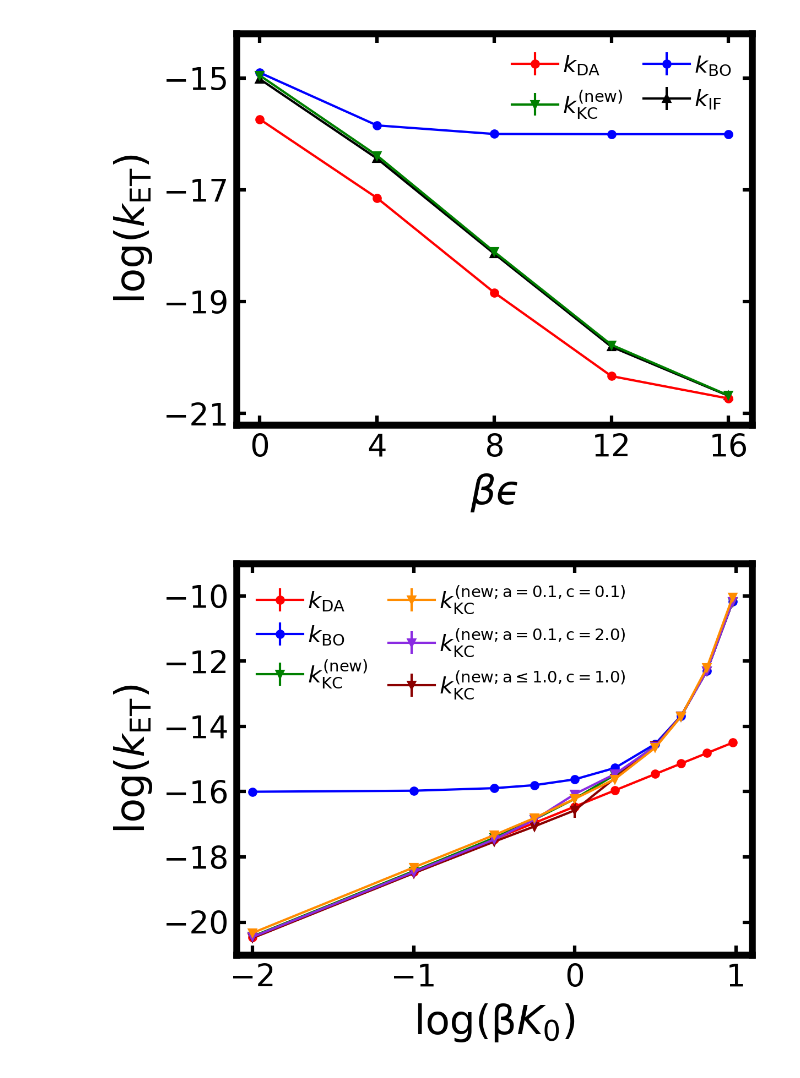
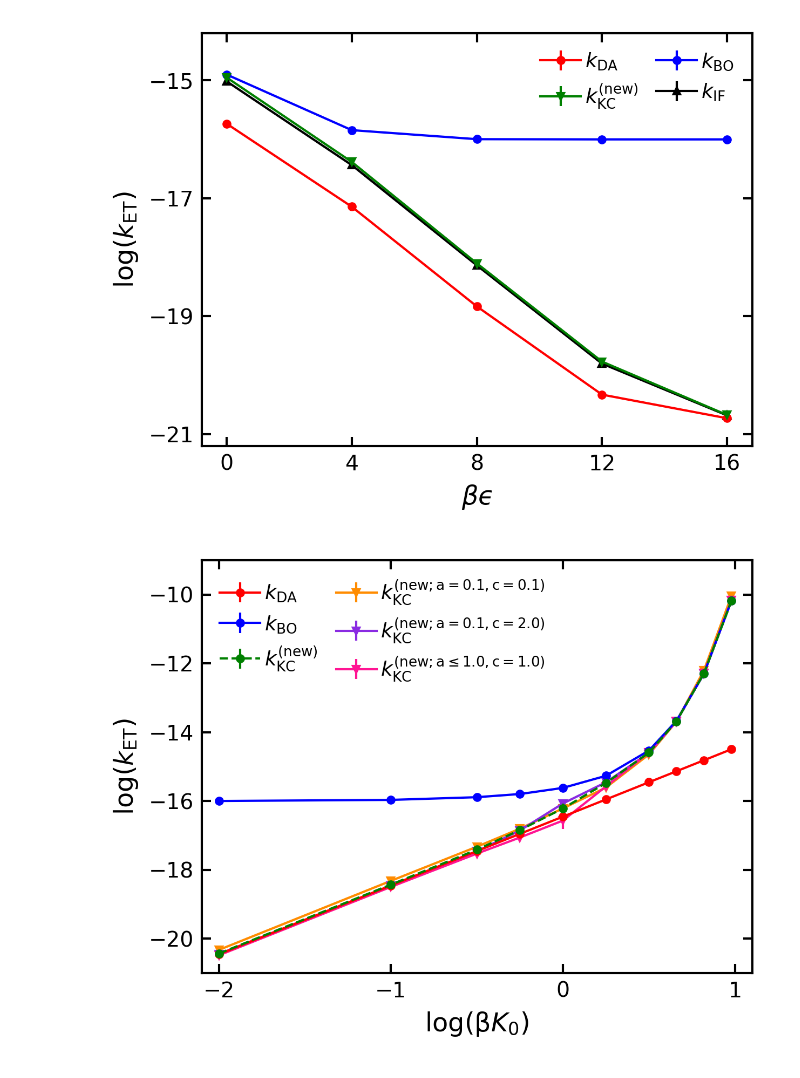
Before and after one commit to suarez-va/kcrpmd_calculations_2025, a Jupyter notebook: kcrpmd_figures/Figures.ipynb, the cells around one changed output. Saved outputs shown, nothing was run; the diff lists cells and outputs as text; code cells hidden in the pictures.

```diff
--- a/kcrpmd_figures/Figures.ipynb
+++ b/kcrpmd_figures/Figures.ipynb
@@ -35,22 +35,26 @@ plt.rcParams.update({
     'figure.facecolor': 'white',
     'figure.edgecolor': 'white',
     'lines.linewidth': 2,
-    'axes.linewidth': 3,
-    'axes.labelsize': 19,
-    'axes.titlesize': 19,
+    'axes.linewidth': 1.0,
+    'axes.labelsize': 11.5,
+    'axes.titlesize': 11.5,
     'xtick.direction': 'in',
     'xtick.top': True,
     'ytick.direction': 'in',
     'ytick.right': True,
-    'xtick.major.width': 1.5,
-    'ytick.major.width': 1.5,
+    'xtick.major.width': 1.0,
+    'ytick.major.width': 1.0,
     'xtick.major.size': 4,
     'ytick.major.size': 4,
-    'xtick.labelsize': 13.5,
-    'ytick.labelsize': 13.5,
-    'legend.fontsize': 11,
+    'xtick.labelsize': 9.5,
+    'ytick.labelsize': 9.5,
+    'legend.fontsize': 9.5,
     'legend.frameon': False,
 })
+
+# Shared axes margins, chosen to match the published figure style.
+ADJ_1P = dict(left=0.14, right=0.99, top=0.99, bottom=0.14)                 # 1200x900 single panel
+ADJ_2P = dict(left=0.115, right=0.99, top=0.99, bottom=0.10, hspace=0.05)   # 1200x1200 stacked pair
 
 def add_hbar(ax, pi, pf, label, tick_size=0.1, label_offset=0.1, linewidth=1.5, fontsize=10):
     """
@@ -788,15 +791,15 @@ ax.errorbar(leps_arr, np.log10(kIF_arr), kIF_se_arr / (kIF_arr * np.log(10)), fm
 ax.set_ylim(-21.2,-14.2)
 ax.set_xticks([0, 4, 8, 12, 16])
 ax.set_yticks([-21, -19, -17, -15])
-ax.set_xlabel(r"$βϵ$", fontsize = 17.5)
-ax.set_ylabel(r"log($k_{\mathrm{ET}}$)", fontsize = 17.5)
-ax.legend(ncol=2, fontsize=10, loc='upper right', handletextpad=0.2,  columnspacing=0.9)
+ax.set_xlabel(r"$βϵ$", fontsize = 11.5)
+ax.set_ylabel(r"log($k_{\mathrm{ET}}$)", fontsize = 11.5)
+ax.legend(ncol=2, fontsize=9, loc='upper right', handletextpad=0.2,  columnspacing=0.9)
 
-plt.subplots_adjust(left=0.20, right=0.98, top=0.98, bottom=0.19)
+plt.subplots_adjust(**ADJ_1P)
 plt.savefig('fig7.png')
 plt.show()
 # %% [output]
-[figure, old version]
+[figure, new version]
 # %%
 ########################
 ####### FIGURE 8 #######
@@ -886,45 +889,49 @@ for i in range(4,10):
     knew_se_arr[i] = knew_arr[i] * np.loadtxt("../_sys_B/kcrpmd_new/" + kcrpmd_new_fix_s[i] + "/kappa_data/kappa_se.txt")[-1]
     knew_arr[i] *= np.loadtxt("../_sys_B/kcrpmd_new/" + kcrpmd_new_fix_s[i] + "/kappa_data/kappa_avg.txt")[-1]
 
     knew_a0_c0_arr[i] = np.loadtxt("../_sys_B_a0.1_c0.1/kcrpmd_new/" + kcrpmd_new_fix_s_a0_c0[i] + "/tst_data/kKCs.txt")
     knew_a0_c0_se_arr[i] = knew_a0_c0_arr[i] * np.loadtxt("../_sys_B_a0.1_c0.1/kcrpmd_new/" + kcrpmd_new_fix_s_a0_c0[i] + "/kappa_data/kappa_se.txt")[-1]
     knew_a0_c0_arr[i] *= np.loadtxt("../_sys_B_a0.1_c0.1/kcrpmd_new/" + kcrpmd_new_fix_s_a0_c0[i] + "/kappa_data/kappa_avg.txt")[-1]
     knew_a0_c2_arr[i] = np.loadtxt("../_sys_B_a0.1_c2.0/kcrpmd_new/" + kcrpmd_new_fix_s_a0_c2[i] + "/tst_data/kKCs.txt")
     knew_a0_c2_se_arr[i] = knew_a0_c2_arr[i] * np.loadtxt("../_sys_B_a0.1_c2.0/kcrpmd_new/" + kcrpmd_new_fix_s_a0_c2[i] + "/kappa_data/kappa_se.txt")[-1]
     knew_a0_c2_arr[i] *= np.loadtxt("../_sys_B_a0.1_c2.0/kcrpmd_new/" + kcrpmd_new_fix_s_a0_c2[i] + "/kappa_data/kappa_avg.txt")[-1]
     #knew_a0_c5_arr[i] = np.loadtxt("../_sys_B_a0.1_c5.0/kcrpmd_new/" + kcrpmd_new_fix_s_a0_c5[i] + "/tst_data/kKCs.txt")
     #knew_a0_c5_se_arr[i] = knew_a0_c5_arr[i] * np.loadtxt("../_sys_B_a0.1_c5.0/kcrpmd_new/" + kcrpmd_new_fix_s_a0_c5[i] + "/kappa_data/kappa_se.txt")[-1]
     #knew_a0_c5_arr[i] *= np.loadtxt("../_sys_B_a0.1_c5.0/kcrpmd_new/" + kcrpmd_new_fix_s_a0_c5[i] + "/kappa_data/kappa_avg.txt")[-1]
     knew_a1_c1_arr[i] = np.loadtxt("../_sys_B_a1.0_c1.0/kcrpmd_new/" + kcrpmd_new_fix_s_a1_c1[i] + "/tst_data/kKCs.txt")
     knew_a1_c1_se_arr[i] = knew_a1_c1_arr[i] * np.loadtxt("../_sys_B_a1.0_c1.0/kcrpmd_new/" + kcrpmd_new_fix_s_a1_c1[i] + "/kappa_data/kappa_se.txt")[-1]
     knew_a1_c1_arr[i] *= np.loadtxt("../_sys_B_a1.0_c1.0/kcrpmd_new/" + kcrpmd_new_fix_s_a1_c1[i] + "/kappa_data/kappa_avg.txt")[-1]
 
 fig, ax = plt.subplots(dpi=300)
-ax.errorbar(logK_arr, np.log10(kGR_arr), kGR_arr*0, fmt='o-', markersize=3, linewidth=1, color='r', label=r'$k_\mathrm{DA}$', zorder=3)
-ax.errorbar(logK_arr, np.log10(knew_arr), knew_se_arr / (knew_arr * np.log(10)), fmt='v-', markersize=3, linewidth=1, color='g', label=r'$k_\mathrm{KC}^\mathrm{(new)}$', zorder=4)
-ax.errorbar(logK_arr, np.log10(kBO_arr), kBO_se_arr / (kBO_arr * np.log(10)), fmt='o-', markersize=3, linewidth=1, color='b', label=r'$k_\mathrm{BO}$', zorder=2)
+ax.errorbar(logK_arr, np.log10(kGR_arr), kGR_arr*0, fmt='o-', markersize=3, linewidth=1, color='r', label=r'$k_\mathrm{DA}$', zorder=5)
+ax.errorbar(logK_arr, np.log10(knew_arr), knew_se_arr / (knew_arr * np.log(10)), fmt='o--', markersize=3, linewidth=1, color='g', label=r'$k_\mathrm{KC}^\mathrm{(new)}$', zorder=6)
+ax.errorbar(logK_arr, np.log10(kBO_arr), kBO_se_arr / (kBO_arr * np.log(10)), fmt='o-', markersize=3, linewidth=1, color='b', label=r'$k_\mathrm{BO}$', zorder=4)
 #ax.errorbar(logK_arr, np.log10(kIF_arr), kIF_se_arr / (kIF_arr * np.log(10)), fmt='^-', markersize=3, linewidth=1, color='k', label=r'$k_\mathrm{IF}$', zorder=1)
 
-ax.errorbar(logK_arr, np.log10(knew_a0_c0_arr), knew_a0_c0_se_arr / (knew_a0_c0_arr * np.log(10)), fmt='v-', markersize=3, linewidth=1, color='darkorange', label=r'$k_\mathrm{KC}^\mathrm{(new; a = 0.1, c=0.1)}$', zorder=7)
-ax.errorbar(logK_arr, np.log10(knew_a0_c2_arr), knew_a0_c2_se_arr / (knew_a0_c2_arr * np.log(10)), fmt='v-', markersize=3, linewidth=1, color='blueviolet', label=r'$k_\mathrm{KC}^\mathrm{(new; a = 0.1, c=2.0)}$', zorder=6)
-#ax.errorbar(logK_arr, np.log10(knew_a0_c5_arr), knew_a0_c5_se_arr / (knew_a0_c5_arr * np.log(10)), fmt='v-', markersize=3, linewidth=1, color='blueviolet', label=r'$k_\mathrm{KC}^\mathrm{(new; a = 0.1, c=5.0)}$', zorder=6)
-ax.errorbar(logK_arr, np.log10(knew_a1_c1_arr), knew_a1_c1_se_arr / (knew_a1_c1_arr * np.log(10)), fmt='v-', markersize=3, linewidth=1, color='darkred', label=r'$k_\mathrm{KC}^\mathrm{(new; a \leq 1.0, c=1.0)}$', zorder=5)
+#mediumvioletred
+#blueviolet
+#magenta
+#darkcyan
+
+ax.errorbar(logK_arr, np.log10(knew_a0_c0_arr), knew_a0_c0_se_arr / (knew_a0_c0_arr * np.log(10)), fmt='v-', markersize=3, linewidth=1, color='darkorange', label=r'$k_\mathrm{KC}^\mathrm{(new; a = 0.1, c=0.1)}$', zorder=1)
+ax.errorbar(logK_arr, np.log10(knew_a0_c2_arr), knew_a0_c2_se_arr / (knew_a0_c2_arr * np.log(10)), fmt='v-', markersize=3, linewidth=1, color='blueviolet', label=r'$k_\mathrm{KC}^\mathrm{(new; a = 0.1, c=2.0)}$', zorder=2)
+ax.errorbar(logK_arr, np.log10(knew_a1_c1_arr), knew_a1_c1_se_arr / (knew_a1_c1_arr * np.log(10)), fmt='v-', markersize=3, linewidth=1, color='deeppink', label=r'$k_\mathrm{KC}^\mathrm{(new; a \leq 1.0, c=1.0)}$', zorder=3)
 
 ax.set_xlim(-2.1,1.1)
 ax.set_ylim(-21.0,-9.0)
 ax.set_xticks([-2, -1, 0, 1])
 ax.set_yticks([-20, -18, -16, -14, -12, -10])
-ax.set_xlabel(r"log(β$K_0$)", fontsize = 17.5)
-ax.set_ylabel(r"log($k_{\mathrm{ET}}$)", fontsize = 17.5)
+ax.set_xlabel(r"log(β$K_0$)", fontsize = 11.5)
+ax.set_ylabel(r"log($k_{\mathrm{ET}}$)", fontsize = 11.5)
 handles, labels = ax.get_legend_handles_labels()
 order = [0, 2, 1, 3, 4, 5]
-ax.legend([handles[i] for i in order], [labels[i] for i in order], ncol=2, fontsize=10, loc='upper left', handletextpad=0.2, columnspacing=0.9)
+ax.legend([handles[i] for i in order], [labels[i] for i in order], ncol=2, fontsize=9, loc='upper left', handletextpad=0.2, columnspacing=0.9)
 
-plt.subplots_adjust(left=0.20, right=0.98, top=0.98, bottom=0.19)
+plt.subplots_adjust(**ADJ_1P)
 plt.savefig('fig8.png')
 plt.show()
 # %% [output]
-[figure, old version]
+[figure, new version]
 # %%
 ########################
 ####### FIGURE 9 #######
```
Also changed, not shown: parts of 7 cells of this notebook, 9 other files.
